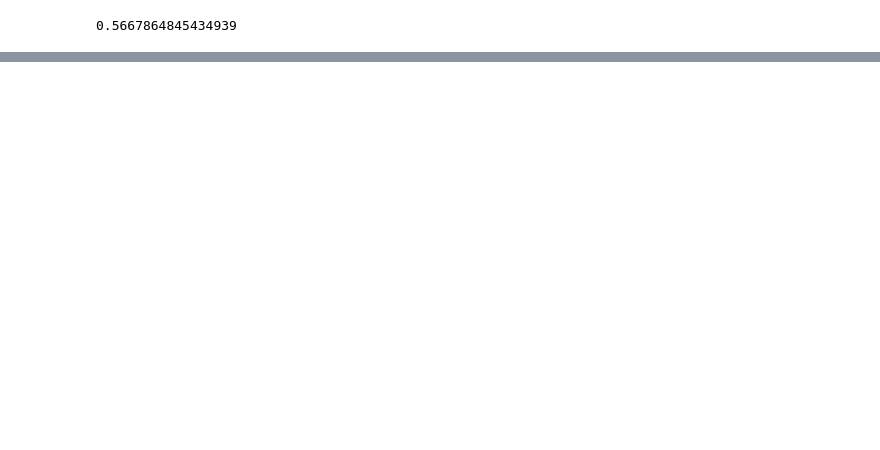
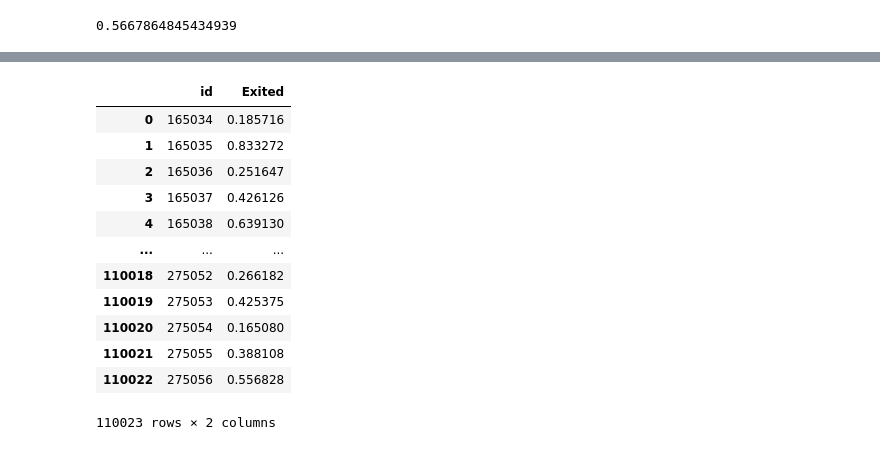
Before and after one commit to tanmaypatil/kaggle-learning, a Jupyter notebook: bank_churn.ipynb, the cells around one changed output, grey strips where cells are left out. Saved outputs shown, nothing was run; the diff lists cells and outputs as text; code cells hidden in the pictures; blank space fills up the shorter version.

Commit message:
generate final csv with probability

```diff
--- a/bank_churn.ipynb
+++ b/bank_churn.ipynb
@@ -210,0 +274,2 @@ print(score)
+# %%
+y_final_probs = gs_model.predict_proba(X_test_preprocessed)
@@ -210,0 +280,2 @@ print(score)
+# %%
+target = y_final_probs[:,1]
@@ -210,0 +290,2 @@ print(score)
+# %%
+df_exited = pd.DataFrame({'Exited' : target})
@@ -210,0 +308,19 @@ print(score)
+# %%
+# Concatenating DataFrames vertically based on columns
+result_df = pd.concat([df_id, df_exited], axis=1)
+# %%
+result_df
+# %% [output]
+|  | id | Exited |
+| 0 | 165034 | 0.185716 |
+| 1 | 165035 | 0.833272 |
+| 2 | 165036 | 0.251647 |
+| 3 | 165037 | 0.426126 |
+| 4 | 165038 | 0.639130 |
+| ... | ... | ... |
+| 110018 | 275052 | 0.266182 |
+| 110019 | 275053 | 0.425375 |
+| 110020 | 275054 | 0.165080 |
+| 110021 | 275055 | 0.388108 |
+| 110022 | 275056 | 0.556828 |
+110023 rows × 2 columns
```
Also changed, not shown: parts of 26 cells of this notebook, 2 other files.
